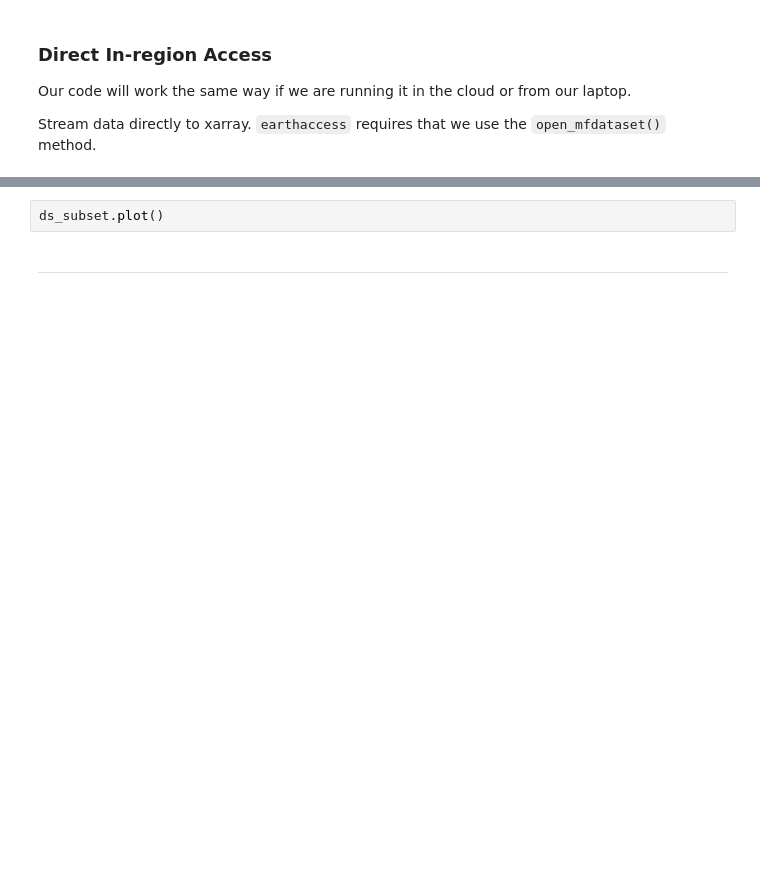
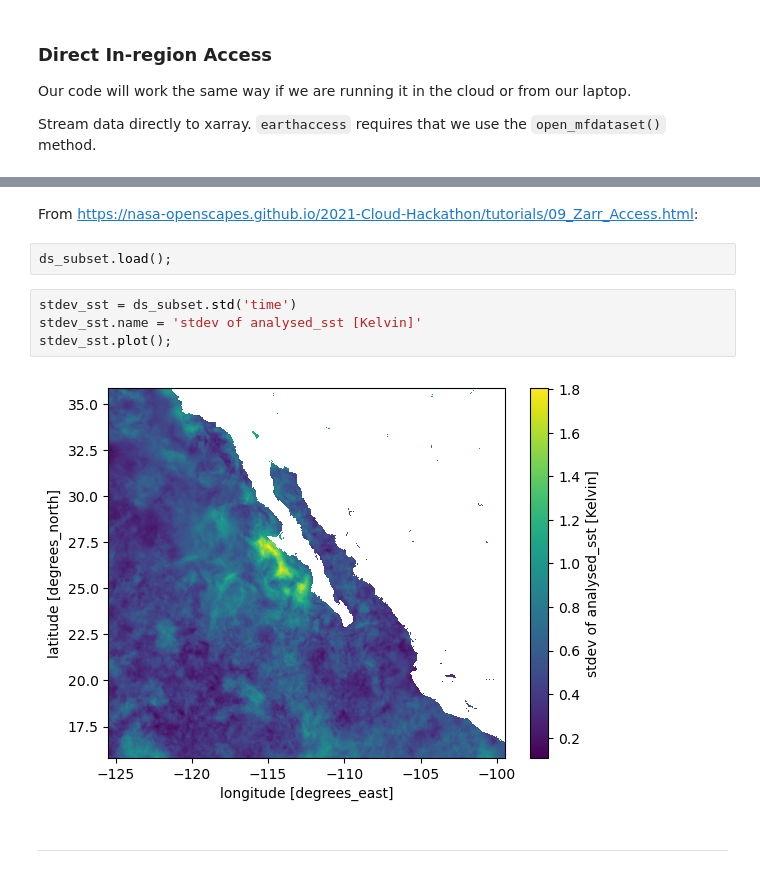
Before and after one commit to NASA-Openscapes/earthdata-cloud-cookbook, a Jupyter notebook: examples/Earthdata-cloud-clinic.ipynb, the cells around one changed output, grey strips where cells are left out. Drawn from its saved outputs; the diff is of its cells as text; blank space fills up the shorter version.

```diff
--- a/examples/Earthdata-cloud-clinic.ipynb
+++ b/examples/Earthdata-cloud-clinic.ipynb
@@ -257,5 +298,13 @@ ds_subset
-# %%
-ds_subset.plot()
+# %% [markdown]
+From https://nasa-openscapes.github.io/2021-Cloud-Hackathon/tutorials/09_Zarr_Access.html:
+# %%
+ds_subset.load();
+# %%
+stdev_sst = ds_subset.std('time')
+stdev_sst.name = 'stdev of analysed_sst [Kelvin]'
+stdev_sst.plot();
+# %% [output]
+[figure, added]
 # %% [markdown]
 ---
 # %% [markdown]
```
Also changed, not shown: parts of 16 cells of this notebook.
